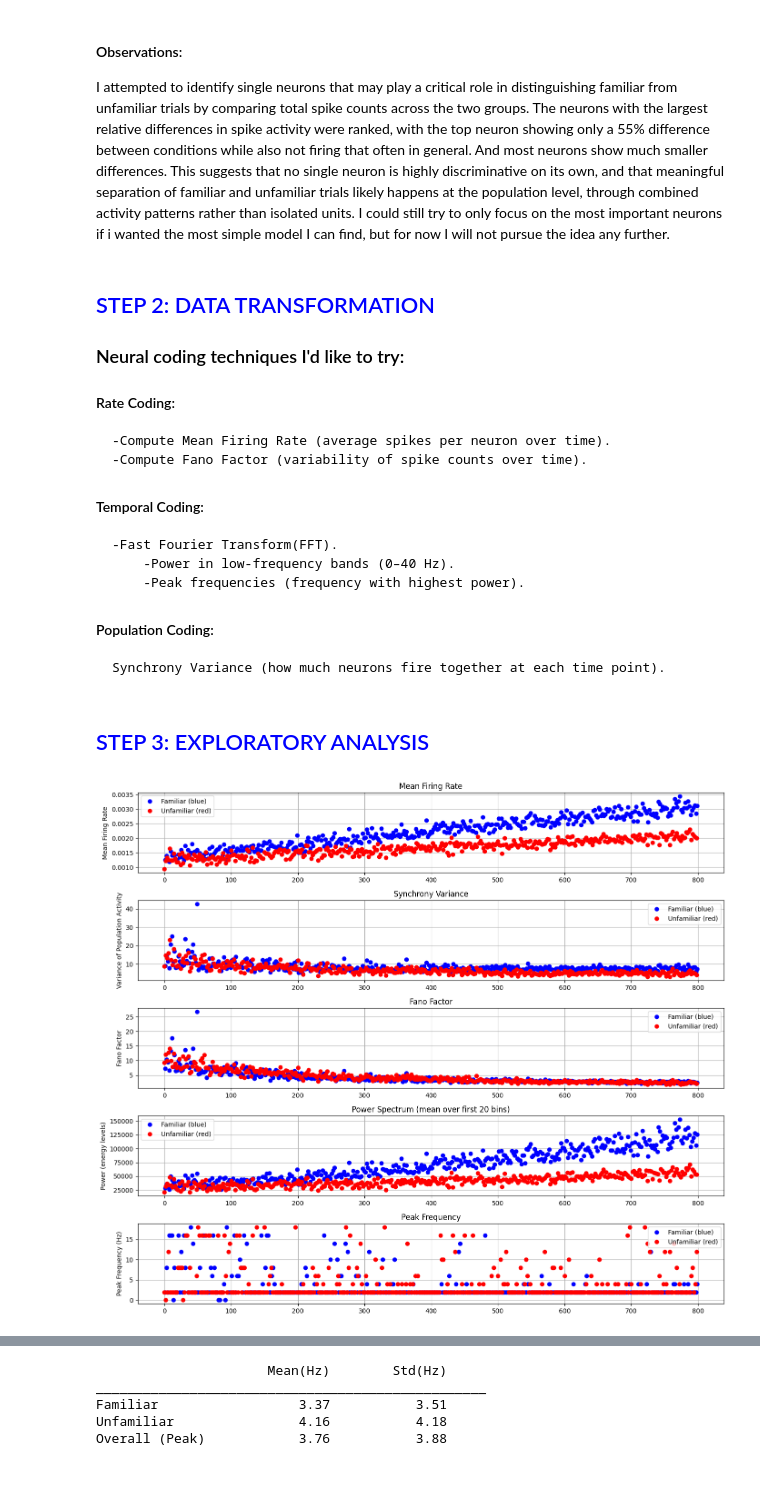
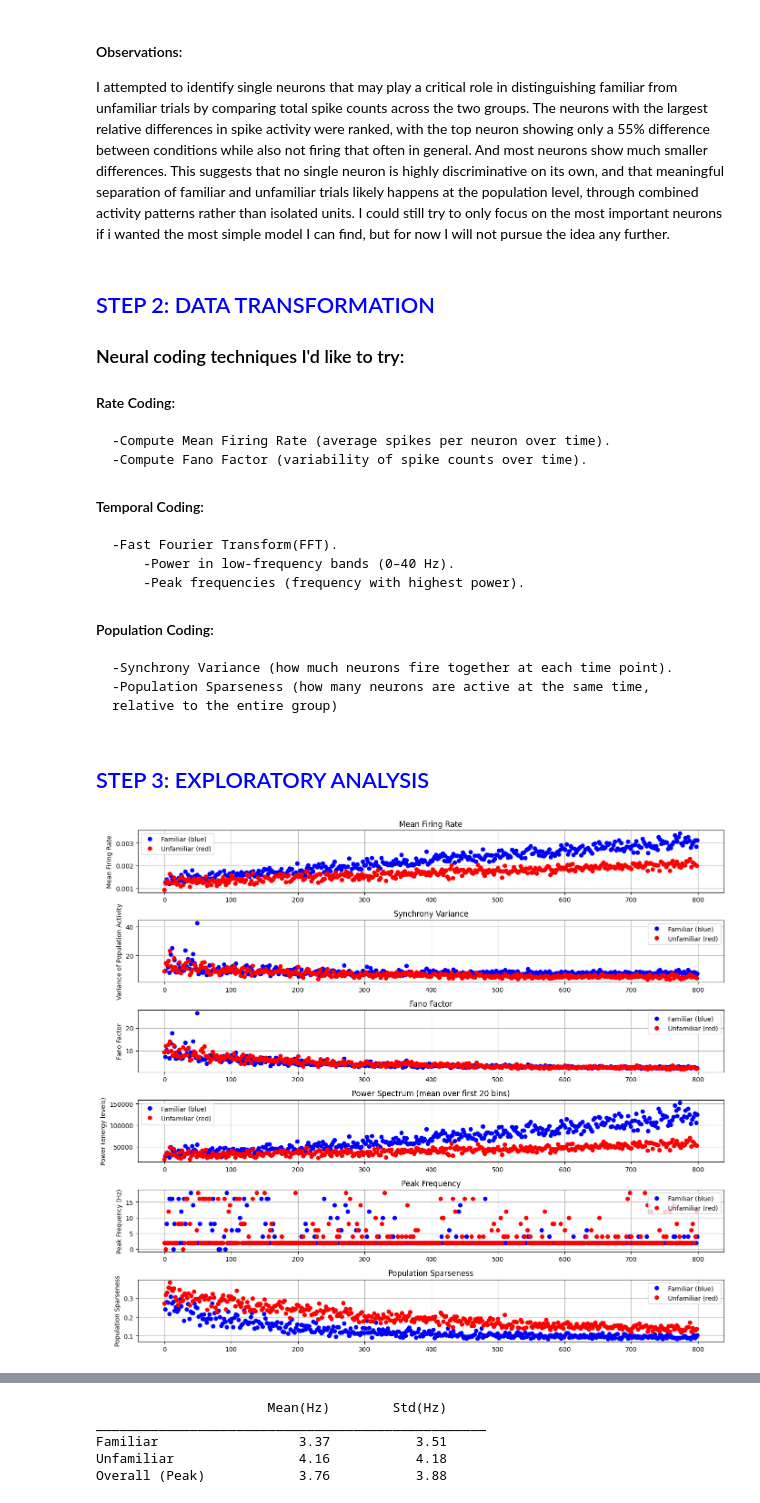
Before and after one commit to wahnsinning/Neuroinformatik_Projekt, a Jupyter notebook: main.ipynb, the cells around one changed output, grey strips where cells are left out. Saved outputs shown, nothing was run; the diff lists cells and outputs as text; code cells hidden in the pictures; blank space fills up the shorter version.

```diff
--- a/main.ipynb
+++ b/main.ipynb
@@ -119,7 +119,8 @@ I could still try to only focus on the most important neurons if i wanted the mo
         -Peak frequencies (frequency with highest power).
 
 #### Population Coding:
-    Synchrony Variance (how much neurons fire together at each time point).
+    -Synchrony Variance (how much neurons fire together at each time point).
+    -Population Sparseness (how many neurons are active at the same time, relative to the entire group)
 # %%
 def compute_features(X):
     n_samples = X.shape[0]
@@ -217,7 +238,7 @@ def compute_features(X):
 
 features = compute_features(X)
 
-nr_of_features=5
+nr_of_features=6
 
 # print first 5 samples for quick check
 #print(features.head())
@@ -247,34 +268,43 @@ plt.subplot(nr_of_features, 1, 3)
 plt.title("Fano Factor")
 plt.ylabel("Fano Factor")
 plt.grid(True)
 plt.plot(np.where(y == 1)[0], features.loc[y == 1, 'fano_factor'], 'bo', label='Familiar (blue)')
 plt.plot(np.where(y == 0)[0], features.loc[y == 0, 'fano_factor'], 'ro', label='Unfamiliar (red)')
 plt.legend()
 
 # 4. Power
 plt.subplot(nr_of_features, 1, 4)
 plt.title("Power Spectrum (mean over first 20 bins)")
 plt.ylabel("Power (energy levels)")
 plt.grid(True)
 plt.plot(np.where(y == 1)[0], features.loc[y == 1, 'power'], 'bo', label='Familiar (blue)')
 plt.plot(np.where(y == 0)[0], features.loc[y == 0, 'power'], 'ro', label='Unfamiliar (red)')
 plt.legend()
 
 # 5. Peak Frequency
 plt.subplot(nr_of_features, 1, 5)
 plt.title("Peak Frequency")
 plt.ylabel("Peak Frequency (Hz)")
 plt.grid(True)
 plt.plot(np.where(y == 1)[0], features.loc[y == 1, 'peak_frequency'], 'bo', label='Familiar (blue)')
 plt.plot(np.where(y == 0)[0], features.loc[y == 0, 'peak_frequency'], 'ro', label='Unfamiliar (red)')
 plt.legend()
 
+# 6. Population Sparseness
+plt.subplot(nr_of_features, 1, 6)
+plt.title("Population Sparseness")
+plt.ylabel("Population Sparseness")
+plt.grid(True)
+plt.plot(np.where(y == 1)[0], features.loc[y == 1, 'population_sparseness'], 'bo', label='Familiar (blue)')
+plt.plot(np.where(y == 0)[0], features.loc[y == 0, 'population_sparseness'], 'ro', label='Unfamiliar (red)')
+plt.legend()
+
 
 
 plt.tight_layout()
 plt.show()
 # %% [output]
-[figure, old version]
+[figure, new version]
 # %% [markdown]
 
 
```
Also changed, not shown: parts of 26 cells of this notebook.
